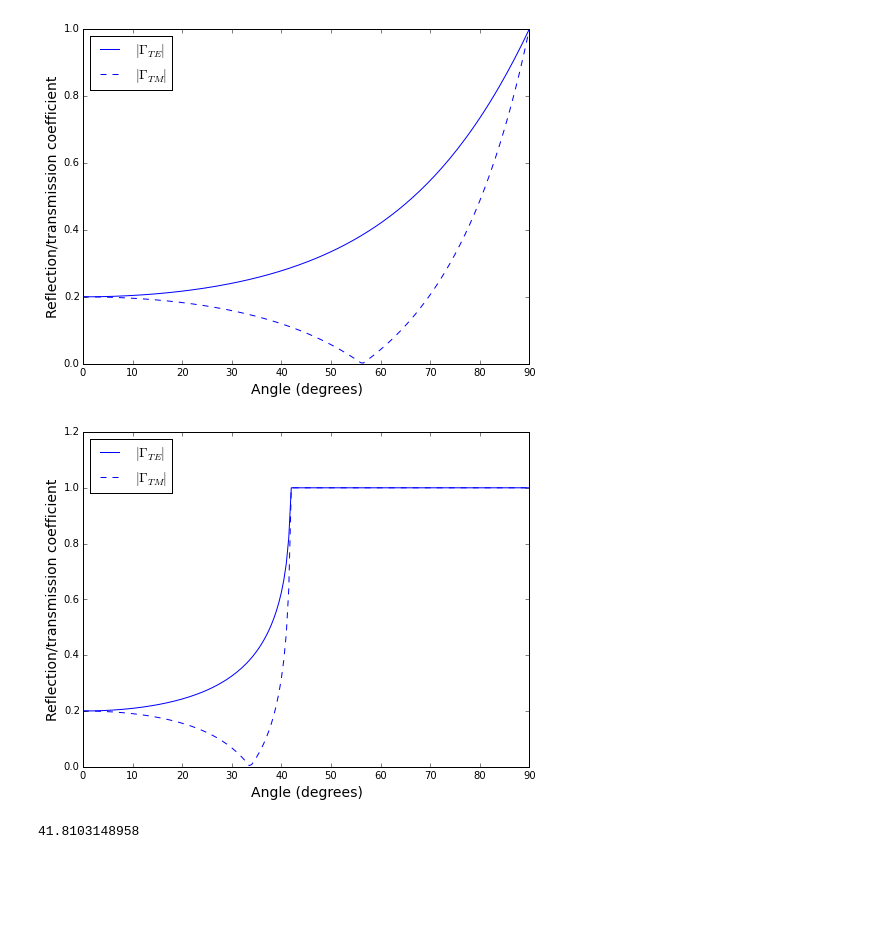
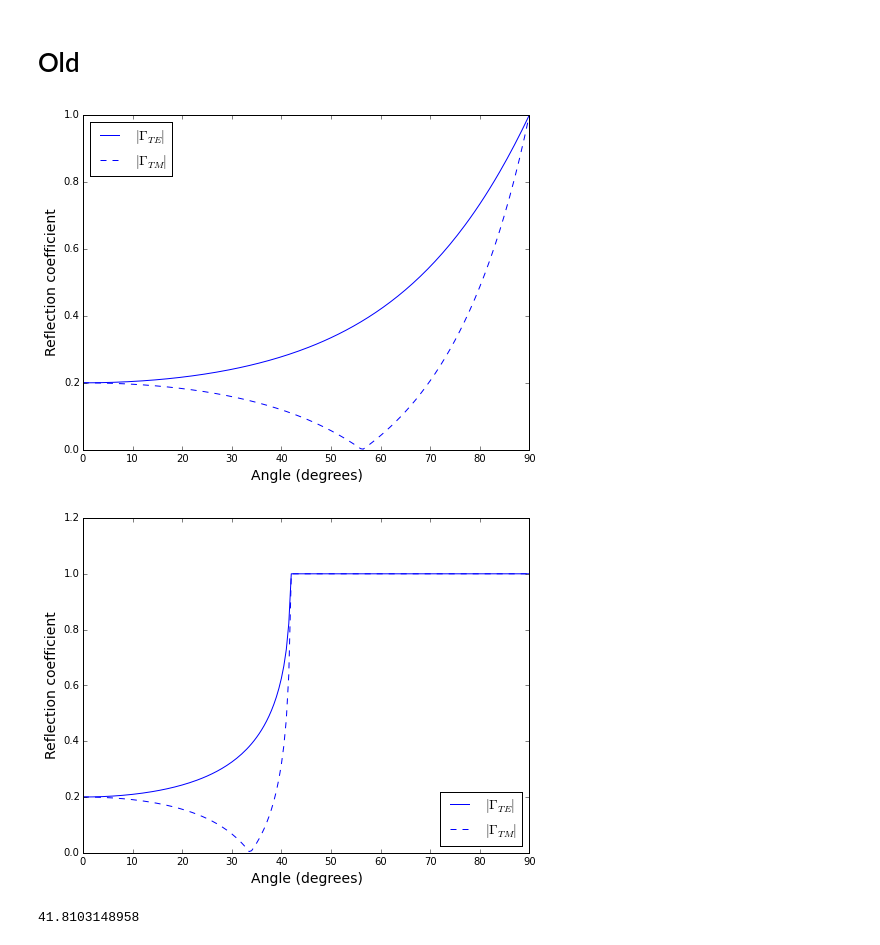
Before and after one commit to gregnordin/ECEn360_W15, a Jupyter notebook: reflection_refraction/Reflection_Refraction.ipynb, the cells around one changed output. Saved outputs shown, nothing was run; the diff lists cells and outputs as text; code cells hidden in the pictures; blank space fills up the shorter version.

Commit message:
update reflection/refraction notebook

```diff
--- a/reflection_refraction/Reflection_Refraction.ipynb
+++ b/reflection_refraction/Reflection_Refraction.ipynb
@@ -25,3 +119,5 @@ degree = np.pi/180
+# %% [markdown]
+# Old
 # %%
 # list of layer thicknesses in nm
 d_list = [np.inf,np.inf]
@@ -39,33 +135,33 @@ fig, ax = plt.subplots(figsize=(8,6))
 ax.plot(angles_deg,np.abs(r_TE),'b-',label='$|\Gamma_{TE}|$')
 ax.plot(angles_deg,np.abs(r_TM),'b--',label='$|\Gamma_{TM}|$')
 ax.set_xlabel('Angle (degrees)',fontsize=14)
-ax.set_ylabel('Reflection/transmission coefficient',fontsize=14)
+ax.set_ylabel('Reflection coefficient',fontsize=14)
 ax.legend(loc=0,fontsize=14)
 #ax.title('Reflection of unpolarized light at 0$^\circ$ incidence (blue), ','45$^\circ$ (purple)');
 # %% [output]
-[figure, old version]
+[figure, new version]
 # %%
 # list of layer thicknesses in nm
 d_list = [np.inf,np.inf]
 # list of refractive indices
 n_list = [1.5,1.0]
 wavelength = 0.5
 angles_deg = np.linspace(0,90,num=181)
 # initialize lists of y-values to plot
 r_TE=[]
 r_TM=[]
 for angle in angles_deg:
     r_TE.append(coh_tmm('s',n_list, d_list, angle*degree, wavelength)['r'])
     r_TM.append(coh_tmm('p',n_list, d_list, angle*degree, wavelength)['r'])
 fig, ax = plt.subplots(figsize=(8,6))
 ax.plot(angles_deg,np.abs(r_TE),'b-',label='$|\Gamma_{TE}|$')
 ax.plot(angles_deg,np.abs(r_TM),'b--',label='$|\Gamma_{TM}|$')
 ax.set_xlabel('Angle (degrees)',fontsize=14)
-ax.set_ylabel('Reflection/transmission coefficient',fontsize=14)
-ax.legend(loc=0,fontsize=14)
+ax.set_ylabel('Reflection coefficient',fontsize=14)
+ax.legend(loc=4,fontsize=14)
 #ax.title('Reflection of unpolarized light at 0$^\circ$ incidence (blue), ','45$^\circ$ (purple)');
 # %% [output]
-[figure, old version]
+[figure, new version]
 # %%
 print(np.arcsin(1.0/1.5)/degree)
 # %% [output]
```
Also changed, not shown: parts of 10 cells of this notebook.
